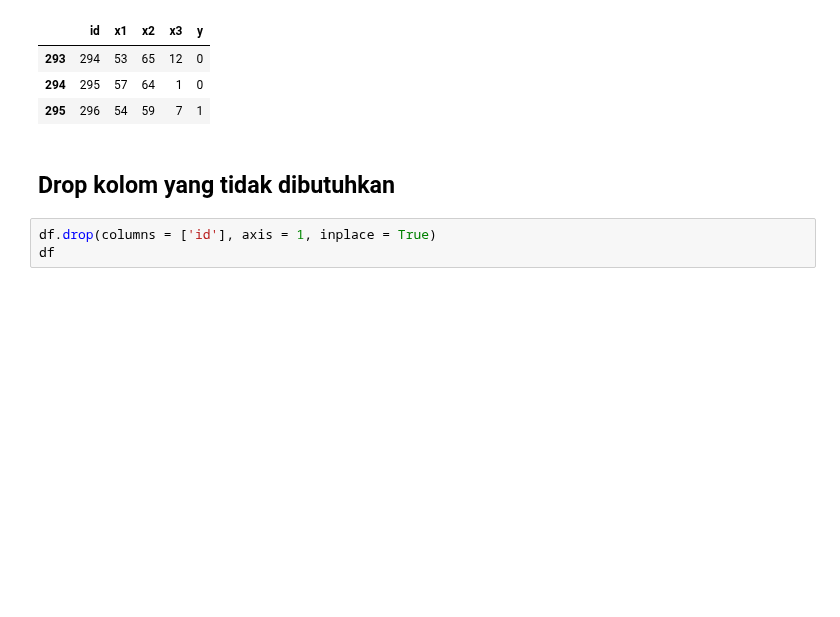
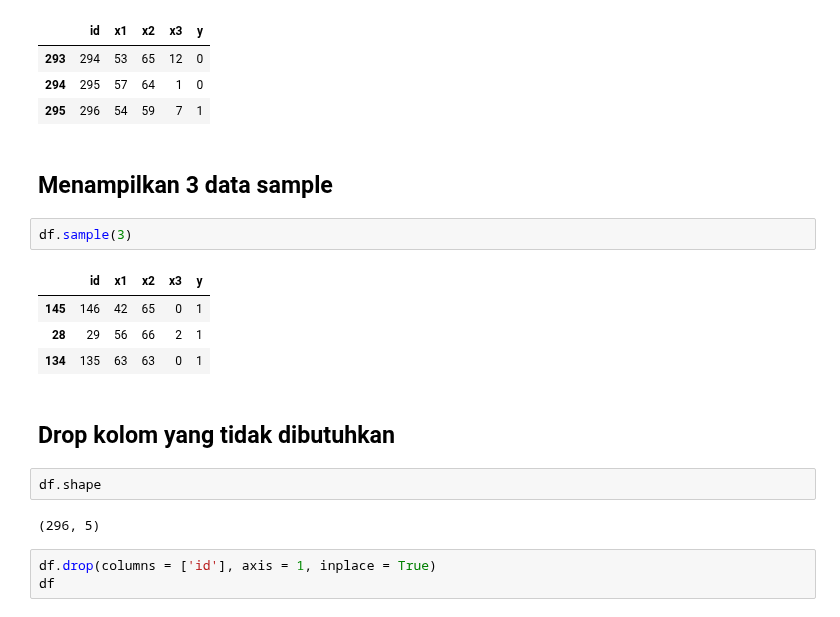
Before and after one commit to khalilullahalfaath/AI_Tubes-03-Learning, a Jupyter notebook: AI-Kelompok 15-Learning.ipynb, the cells around one changed output. Saved outputs shown, nothing was run; the diff lists cells and outputs as text; blank space fills up the shorter version.

```diff
--- a/AI-Kelompok 15-Learning.ipynb
+++ b/AI-Kelompok 15-Learning.ipynb
@@ -74,8 +76,21 @@ df.tail(3)
 | 293 | 294 | 53 | 65 | 12 | 0 |
 | 294 | 295 | 57 | 64 | 1 | 0 |
 | 295 | 296 | 54 | 59 | 7 | 1 |
+# %% [markdown]
+## Menampilkan 3 data sample
+# %%
+df.sample(3)
+# %% [output]
+|  | id | x1 | x2 | x3 | y |
+| 145 | 146 | 42 | 65 | 0 | 1 |
+| 28 | 29 | 56 | 66 | 2 | 1 |
+| 134 | 135 | 63 | 63 | 0 | 1 |
 # %% [markdown]
 ## Drop kolom yang tidak dibutuhkan
+# %%
+df.shape
+# %% [output]
+(296, 5)
 # %%
 df.drop(columns = ['id'], axis = 1, inplace = True)
 df
```
Also changed, not shown: parts of 9 cells of this notebook.
